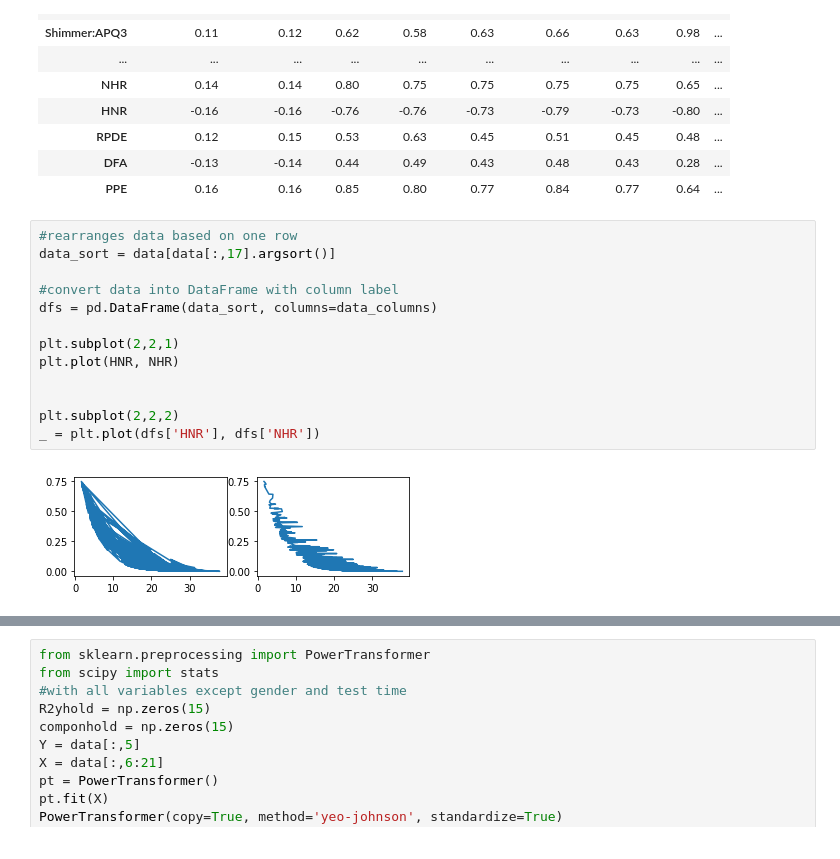
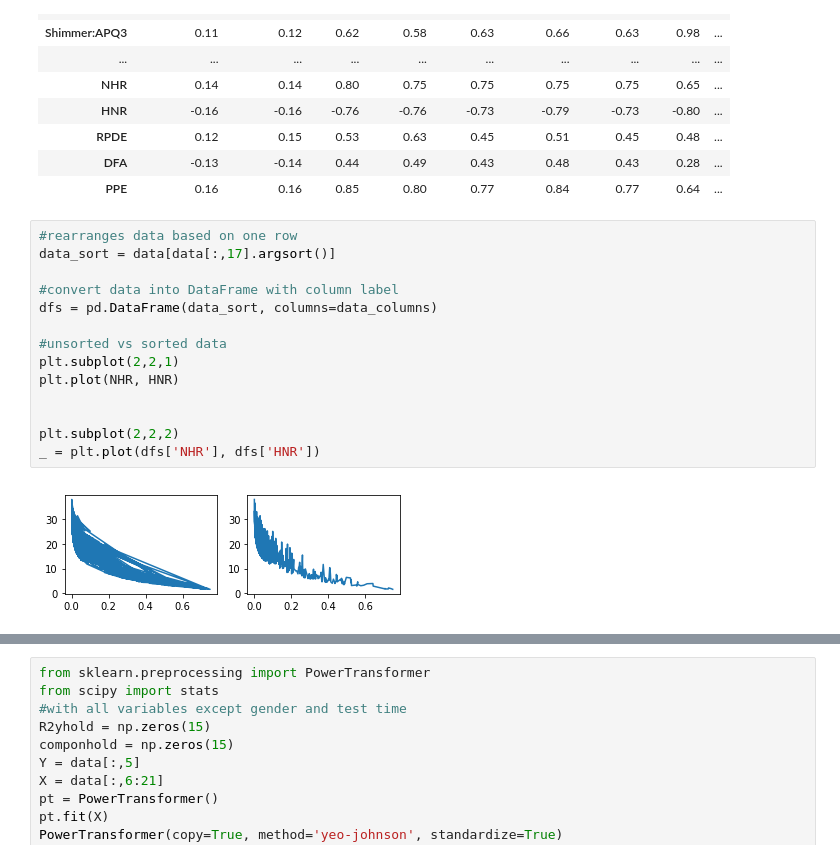
Before and after one commit to medium3rdparty/188-Final-Project, a Jupyter notebook: 188 Final Project - Code - V3.0.ipynb, the cells around one changed output, grey strips where cells are left out. Saved outputs shown, nothing was run; the diff lists cells and outputs as text.

```diff
--- a/188 Final Project - Code - V3.0.ipynb
+++ b/188 Final Project - Code - V3.0.ipynb
@@ -124,18 +124,19 @@ corr_table
 # %%
 #rearranges data based on one row
 data_sort = data[data[:,17].argsort()]
 
 #convert data into DataFrame with column label
 dfs = pd.DataFrame(data_sort, columns=data_columns)
 
+#unsorted vs sorted data
 plt.subplot(2,2,1)
-plt.plot(HNR, NHR)
+plt.plot(NHR, HNR)
 
 
 plt.subplot(2,2,2)
-_ = plt.plot(dfs['HNR'], dfs['NHR'])
+_ = plt.plot(dfs['NHR'], dfs['HNR'])
 # %% [output]
-[figure, old version]
+[figure, new version]
 # %%
 #OLS estimation based on sorted NHR against HNR#
 
```
Also changed, not shown: parts of 6 cells of this notebook.
